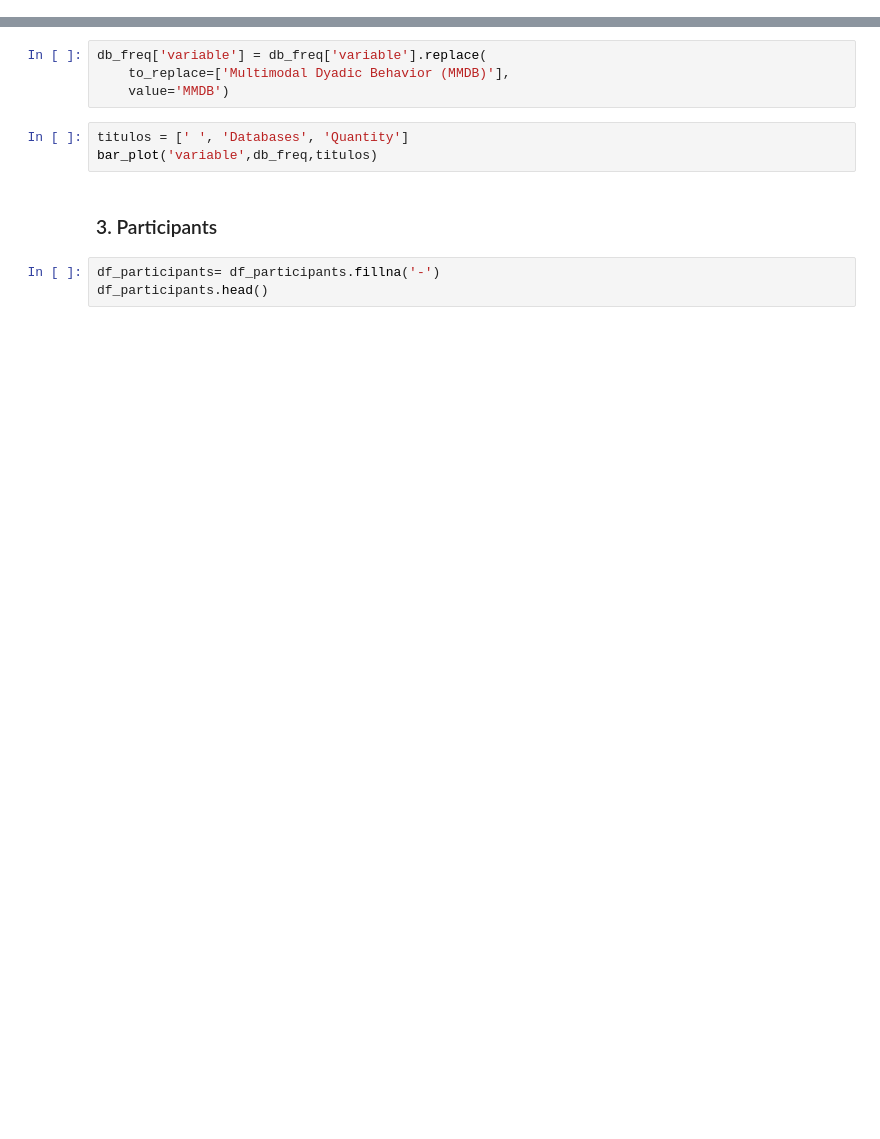
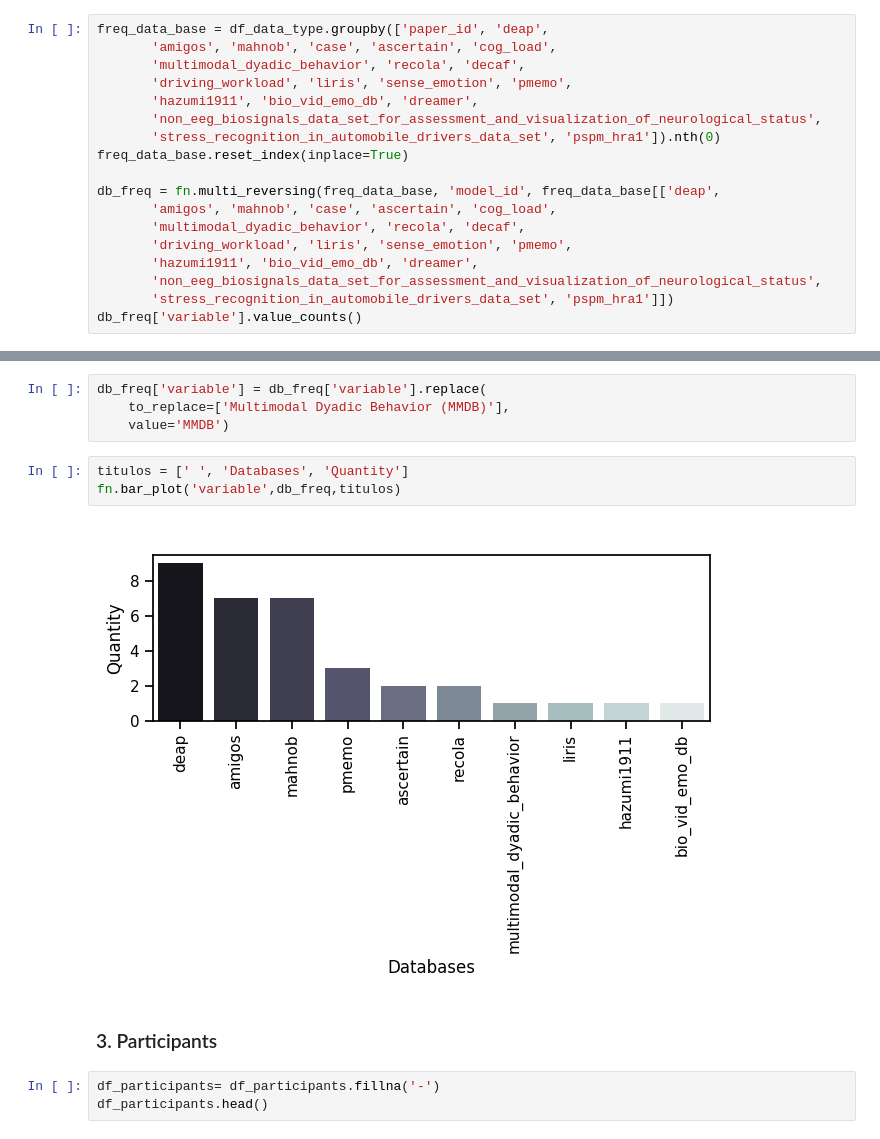
Before and after one commit to EmmAMaldonado/review-emotion-recognition-eda, a Jupyter notebook: notebooks/data_analysis.ipynb, the cells around one changed output, grey strips where cells are left out. Saved outputs shown, nothing was run; the diff lists cells and outputs as text; blank space fills up the shorter version.

```diff
--- a/notebooks/data_analysis.ipynb
+++ b/notebooks/data_analysis.ipynb
@@ -246,0 +396,18 @@ db_freq['variable'].value_counts()
+# %%
+freq_data_base = df_data_type.groupby(['paper_id', 'deap',
+       'amigos', 'mahnob', 'case', 'ascertain', 'cog_load',
+       'multimodal_dyadic_behavior', 'recola', 'decaf',
+       'driving_workload', 'liris', 'sense_emotion', 'pmemo',
+       'hazumi1911', 'bio_vid_emo_db', 'dreamer',
+       'non_eeg_biosignals_data_set_for_assessment_and_visualization_of_neurological_status',
+       'stress_recognition_in_automobile_drivers_data_set', 'pspm_hra1']).nth(0)
+freq_data_base.reset_index(inplace=True)
+
+db_freq = fn.multi_reversing(freq_data_base, 'model_id', freq_data_base[['deap',
+       'amigos', 'mahnob', 'case', 'ascertain', 'cog_load',
+       'multimodal_dyadic_behavior', 'recola', 'decaf',
+       'driving_workload', 'liris', 'sense_emotion', 'pmemo',
+       'hazumi1911', 'bio_vid_emo_db', 'dreamer',
+       'non_eeg_biosignals_data_set_for_assessment_and_visualization_of_neurological_status',
+       'stress_recognition_in_automobile_drivers_data_set', 'pspm_hra1']])
+db_freq['variable'].value_counts()
@@ -252,7 +443,9 @@ db_freq['variable'] = db_freq['variable'].replace(
     value='MMDB')
 # %%
 titulos = [' ', 'Databases', 'Quantity']
-bar_plot('variable',db_freq,titulos)
+fn.bar_plot('variable',db_freq,titulos)
+# %% [output]
+[figure, added]
 # %% [markdown]
 ### 3. Participants
 # %%
```
Also changed, not shown: parts of 146 cells of this notebook, 2 other files.
